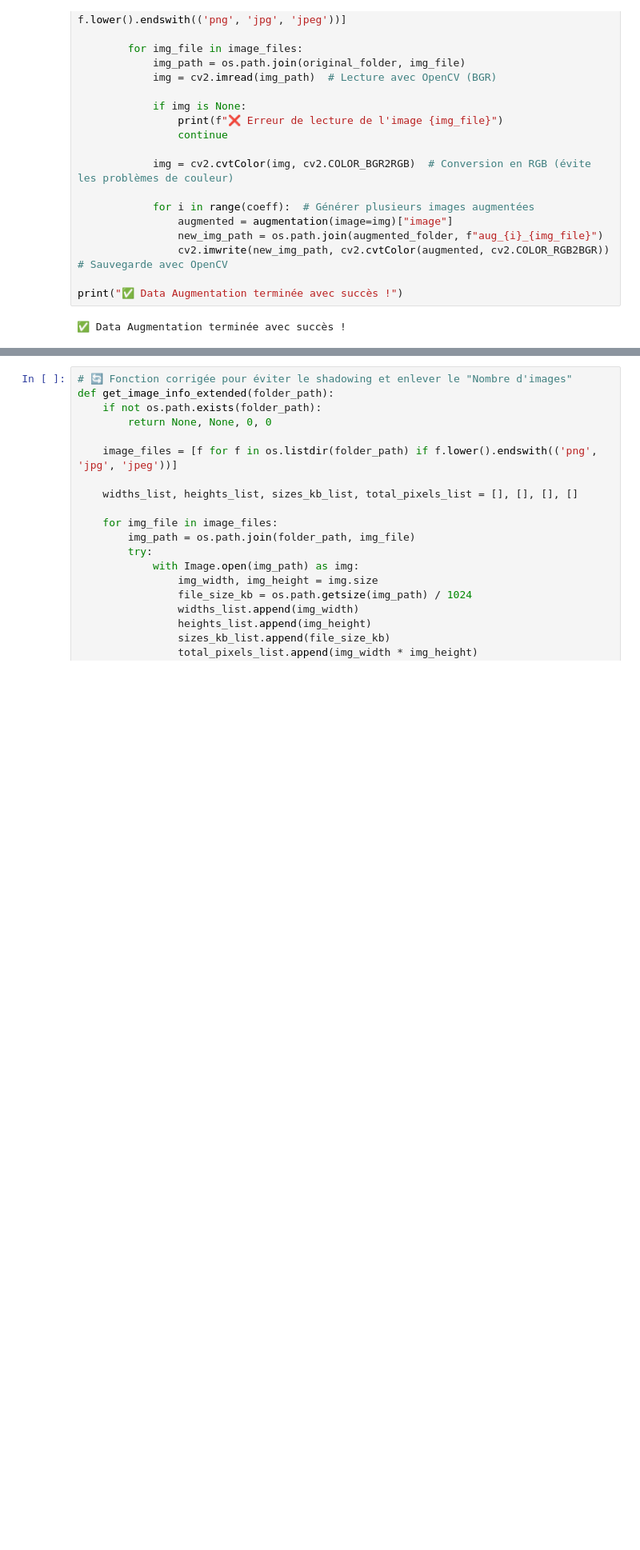
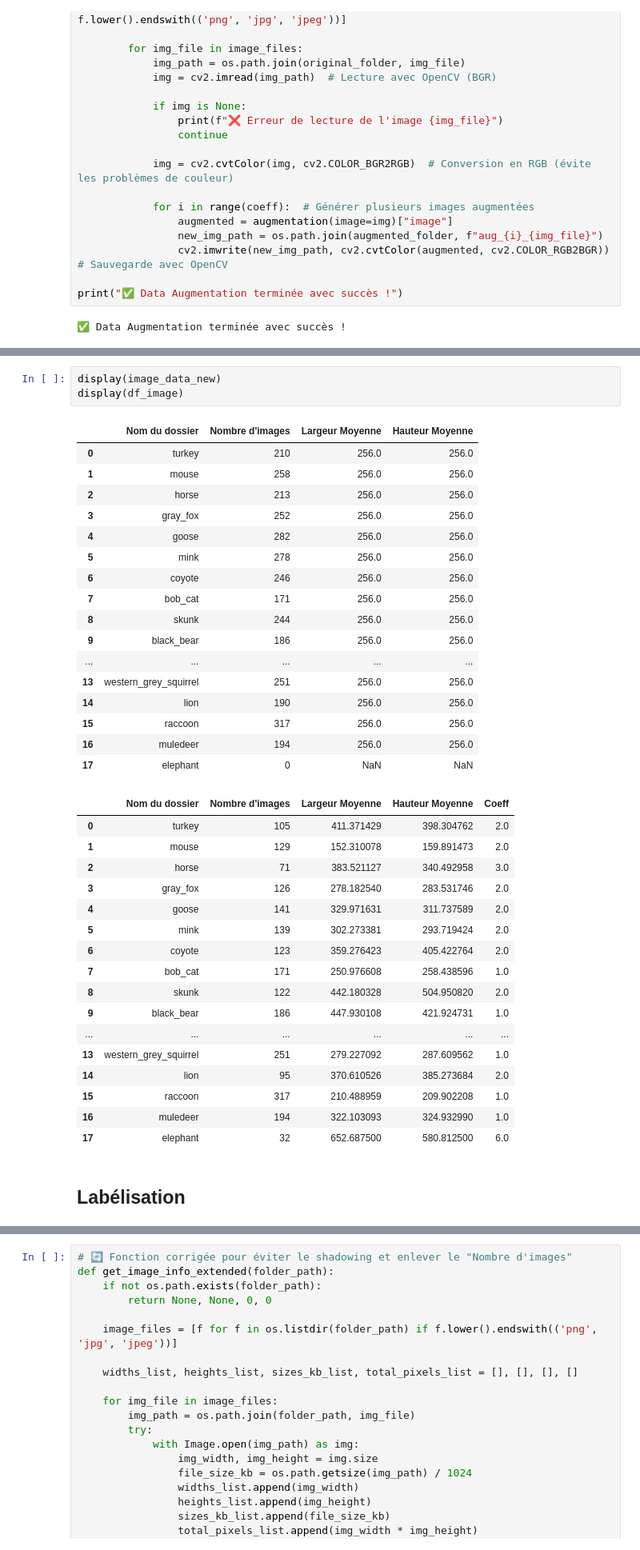
Before and after one commit to CedricSanchezGithub/ETL, a Jupyter notebook: notebook.ipynb, the cells around one changed output, grey strips where cells are left out. Shown at 80% size. Saved outputs shown, nothing was run; the diff lists cells and outputs as text; blank space fills up the shorter version.

```diff
--- a/notebook.ipynb
+++ b/notebook.ipynb
@@ -315,0 +282,40 @@ plt.show()
+# %%
+display(image_data_new)
+display(df_image)
+# %% [output]
+|  | Nom du dossier | Nombre d'images | Largeur Moyenne | Hauteur Moyenne |
+| 0 | turkey | 210 | 256.0 | 256.0 |
+| 1 | mouse | 258 | 256.0 | 256.0 |
+| 2 | horse | 213 | 256.0 | 256.0 |
+| 3 | gray_fox | 252 | 256.0 | 256.0 |
+| 4 | goose | 282 | 256.0 | 256.0 |
+| 5 | mink | 278 | 256.0 | 256.0 |
+| 6 | coyote | 246 | 256.0 | 256.0 |
+| 7 | bob_cat | 171 | 256.0 | 256.0 |
+| 8 | skunk | 244 | 256.0 | 256.0 |
+| 9 | black_bear | 186 | 256.0 | 256.0 |
+| ... | ... | ... | ... | ... |
+| 13 | western_grey_squirrel | 251 | 256.0 | 256.0 |
+| 14 | lion | 190 | 256.0 | 256.0 |
+| 15 | raccoon | 317 | 256.0 | 256.0 |
+| 16 | muledeer | 194 | 256.0 | 256.0 |
+| 17 | elephant | 0 | NaN | NaN |
+|  | Nom du dossier | Nombre d'images | Largeur Moyenne | Hauteur Moyenne | Coeff |
+| 0 | turkey | 105 | 411.371429 | 398.304762 | 2.0 |
+| 1 | mouse | 129 | 152.310078 | 159.891473 | 2.0 |
+| 2 | horse | 71 | 383.521127 | 340.492958 | 3.0 |
+| 3 | gray_fox | 126 | 278.182540 | 283.531746 | 2.0 |
+| 4 | goose | 141 | 329.971631 | 311.737589 | 2.0 |
+| 5 | mink | 139 | 302.273381 | 293.719424 | 2.0 |
+| 6 | coyote | 123 | 359.276423 | 405.422764 | 2.0 |
+| 7 | bob_cat | 171 | 250.976608 | 258.438596 | 1.0 |
+| 8 | skunk | 122 | 442.180328 | 504.950820 | 2.0 |
+| 9 | black_bear | 186 | 447.930108 | 421.924731 | 1.0 |
+| ... | ... | ... | ... | ... | ... |
+| 13 | western_grey_squirrel | 251 | 279.227092 | 287.609562 | 1.0 |
+| 14 | lion | 95 | 370.610526 | 385.273684 | 2.0 |
+| 15 | raccoon | 317 | 210.488959 | 209.902208 | 1.0 |
+| 16 | muledeer | 194 | 322.103093 | 324.932990 | 1.0 |
+| 17 | elephant | 32 | 652.687500 | 580.812500 | 6.0 |
+# %% [markdown]
+## Labélisation
```
Also changed, not shown: parts of 8 cells of this notebook, 2 other files.
